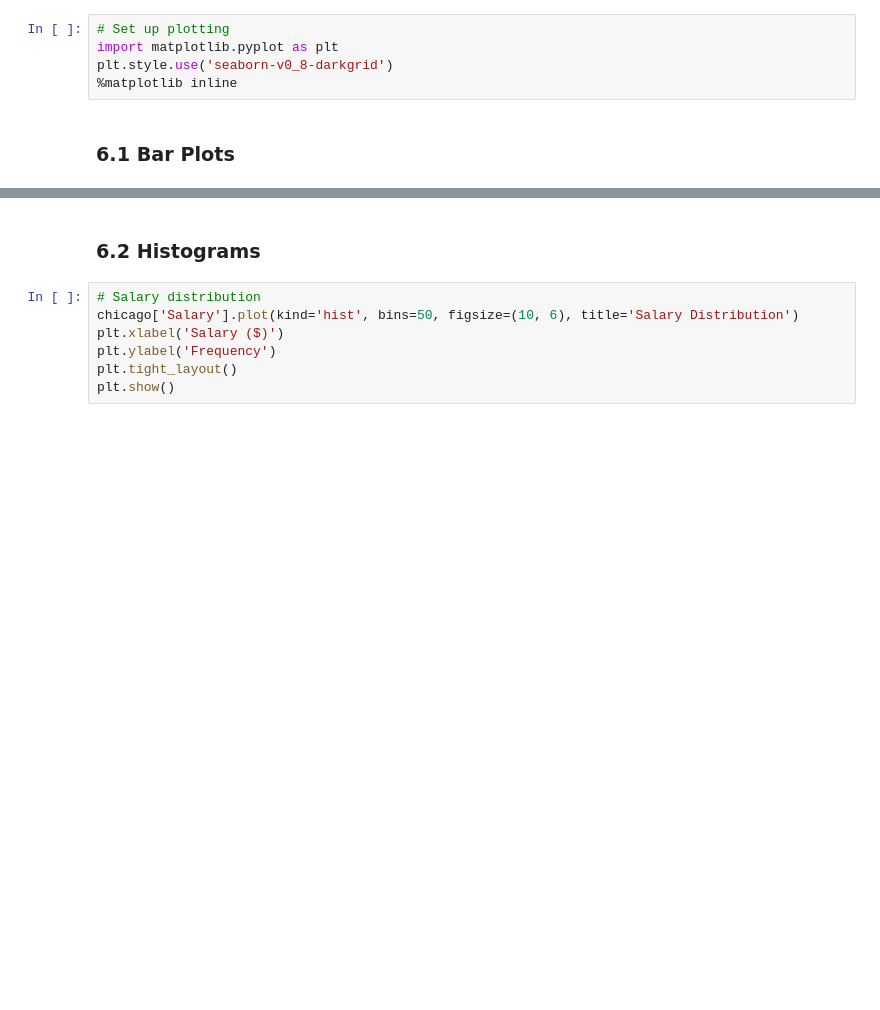
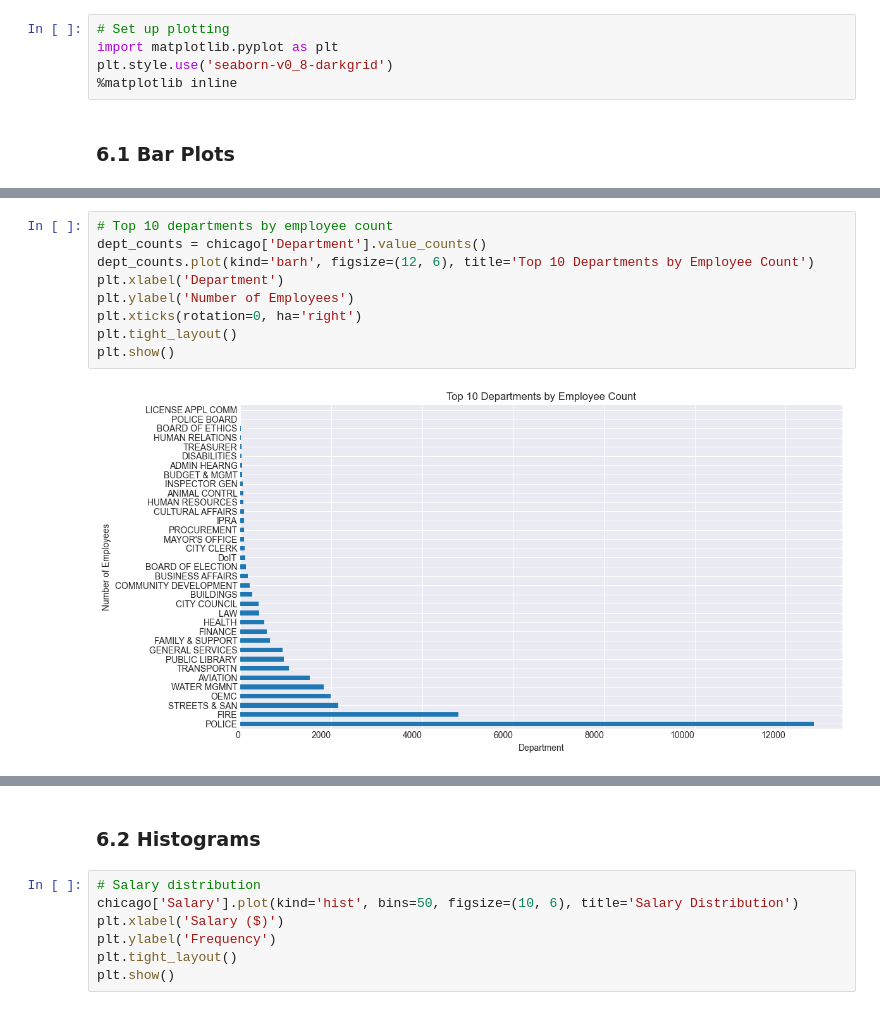
Before and after one commit to sthasarita/Pandas, a Jupyter notebook: DataFrame II.ipynb, the cells around one changed output, grey strips where cells are left out. Cells and saved outputs as stored; diff of their text form; blank space fills up the shorter version.

```diff
--- a/DataFrame II.ipynb
+++ b/DataFrame II.ipynb
@@ -1461,0 +1476,11 @@ plt.show()
+# %%
+# Top 10 departments by employee count
+dept_counts = chicago['Department'].value_counts()
+dept_counts.plot(kind='barh', figsize=(12, 6), title='Top 10 Departments by Employee Count')
+plt.xlabel('Department')
+plt.ylabel('Number of Employees')
+plt.xticks(rotation=0, ha='right')
+plt.tight_layout()
+plt.show()
+# %% [output]
+[figure, added]
```
Also changed, not shown: parts of 17 cells of this notebook, 23 other files.
